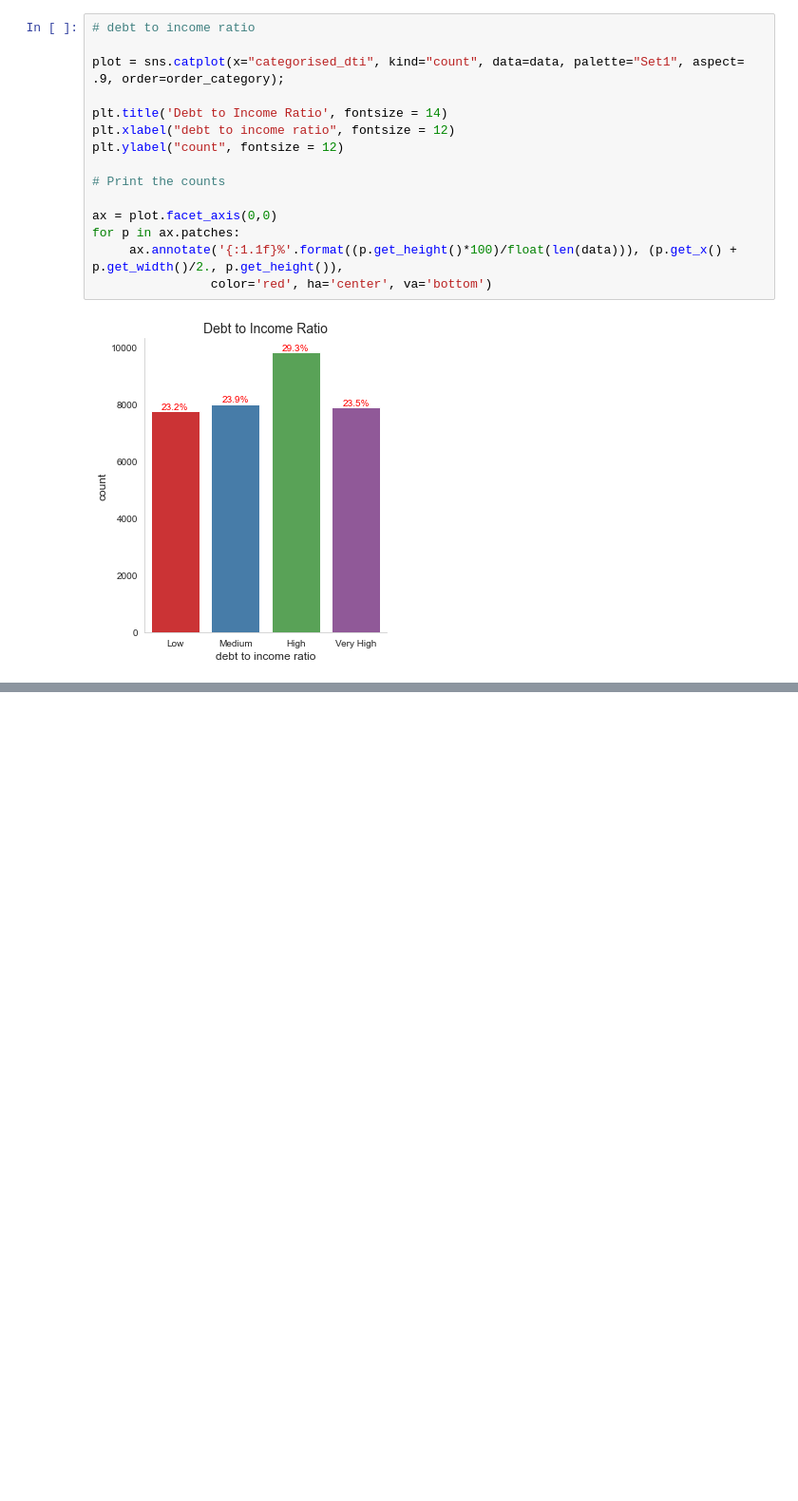
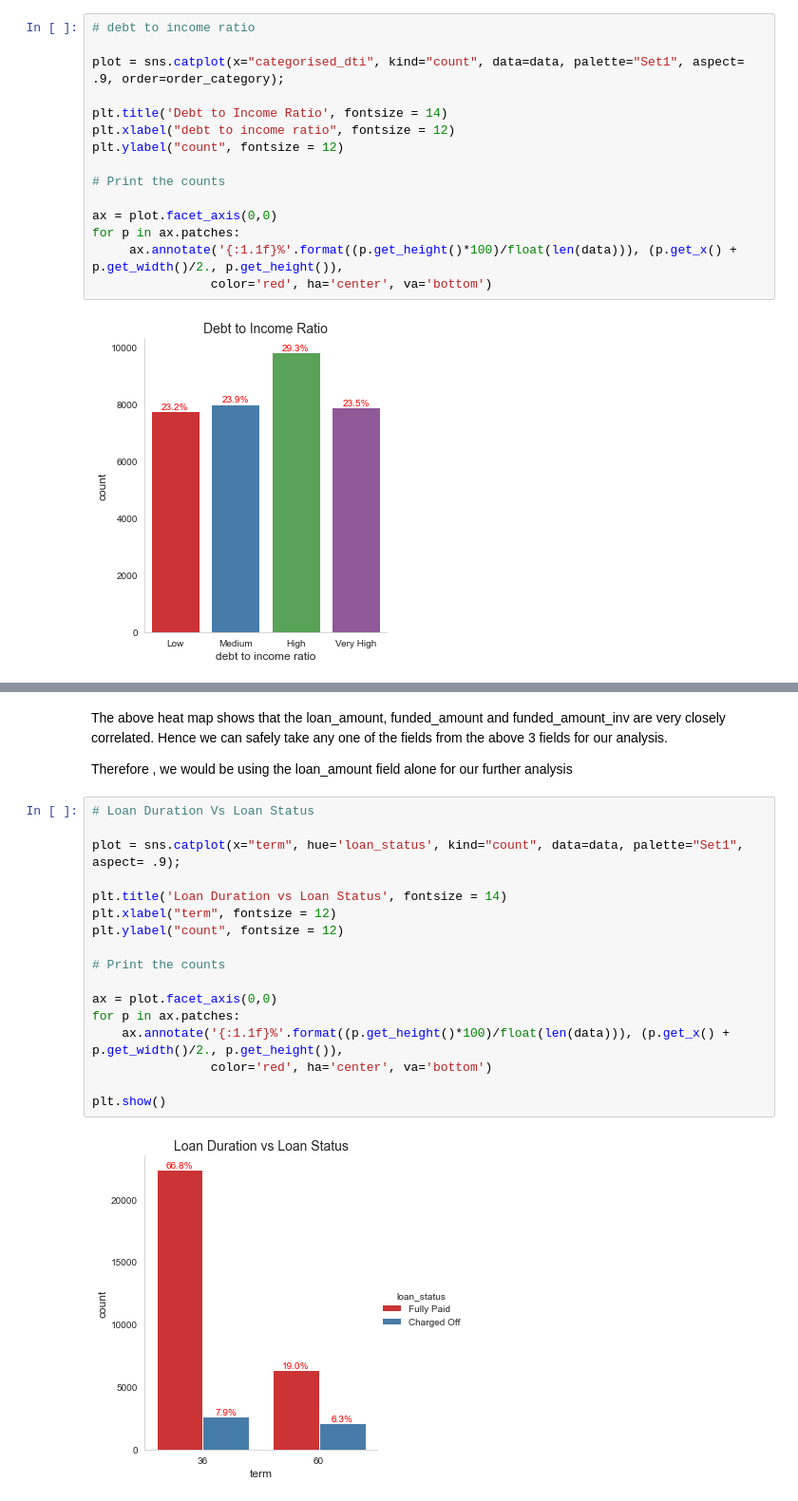
Before and after one commit to ananyaaD/Gramener-Case-Study, a Jupyter notebook: Gramener Case Study.ipynb, the cells around one changed output, grey strips where cells are left out. Shown at 95% size. Cells and saved outputs as stored; diff of their text form; blank space fills up the shorter version.

```diff
--- a/Gramener Case Study.ipynb
+++ b/Gramener Case Study.ipynb
@@ -758,0 +773,23 @@ for p in ax.patches:
+# %% [markdown]
+The above heat map shows that the loan_amount, funded_amount and funded_amount_inv are very closely correlated. Hence we can safely take any one of the fields from the above 3 fields for our analysis.
+
+Therefore , we would be using the loan_amount field alone for our further analysis
+# %%
+# Loan Duration Vs Loan Status
+
+plot = sns.catplot(x="term", hue='loan_status', kind="count", data=data, palette="Set1", aspect= .9);
+
+plt.title('Loan Duration vs Loan Status', fontsize = 14)
+plt.xlabel("term", fontsize = 12)
+plt.ylabel("count", fontsize = 12)
+
+# Print the counts
+
+ax = plot.facet_axis(0,0)
+for p in ax.patches:
+    ax.annotate('{:1.1f}%'.format((p.get_height()*100)/float(len(data))), (p.get_x() + p.get_width()/2., p.get_height()),
+                color='red', ha='center', va='bottom')
+
+plt.show()
+# %% [output]
+[figure, added]
```
Also changed, not shown: parts of 13 cells of this notebook.
